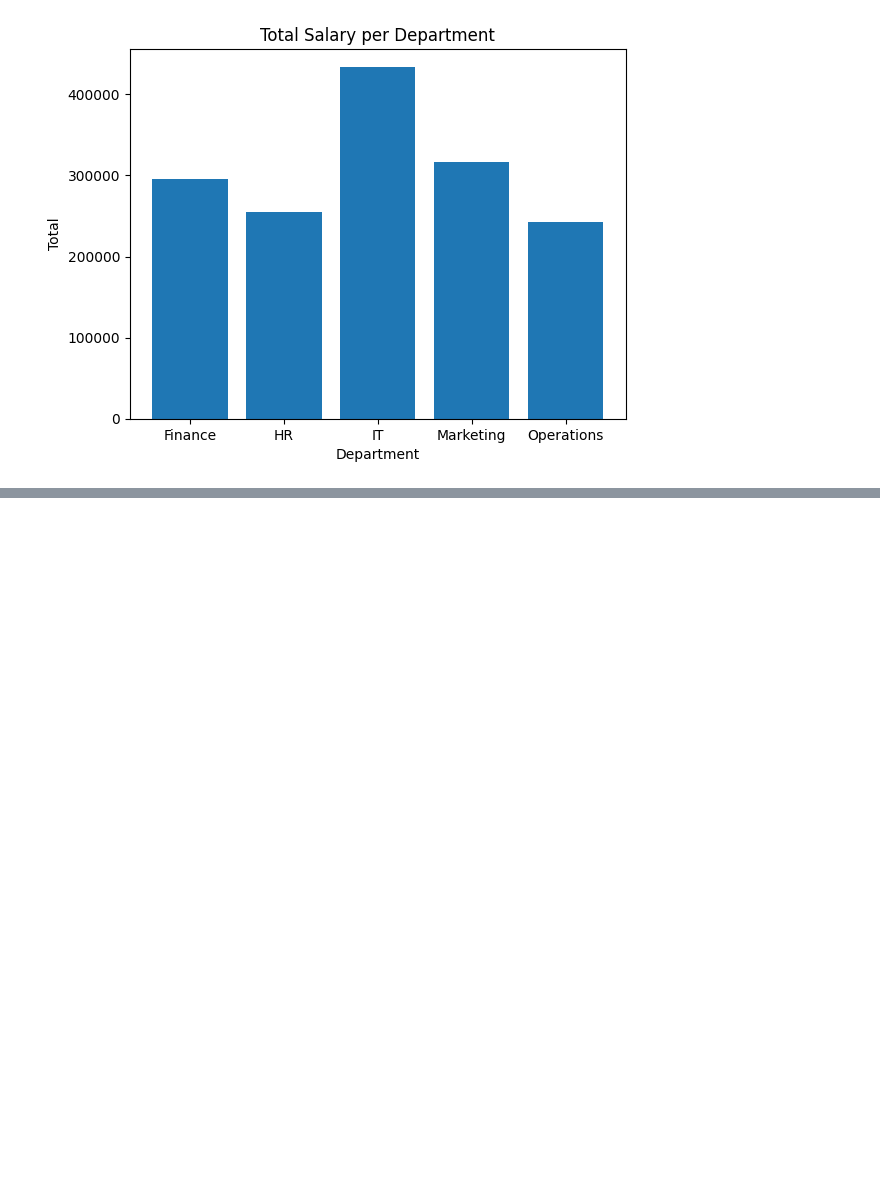
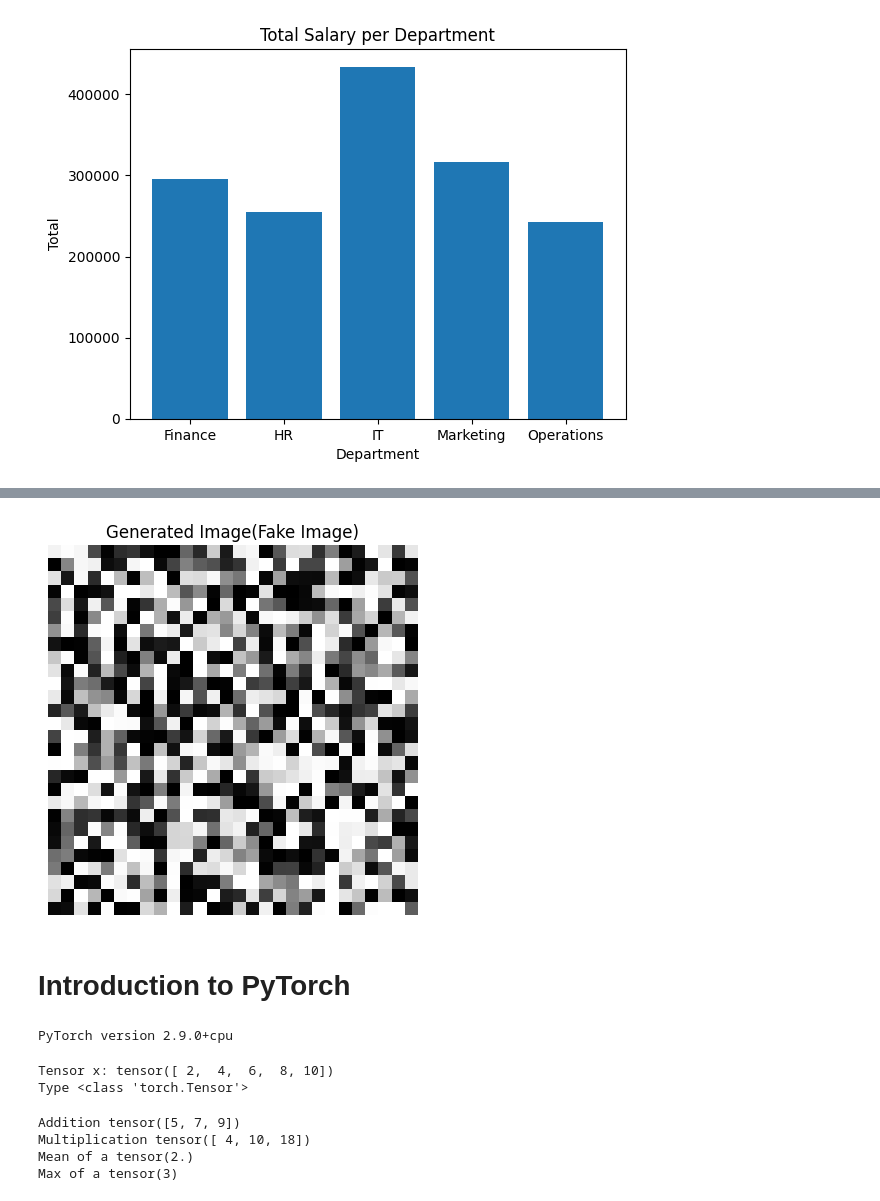
Before and after one commit to kothaneha8/DS-ML-AI-Practice, a Jupyter notebook: AI.ipynb, the cells around one changed output, grey strips where cells are left out. Saved outputs shown, nothing was run; the diff lists cells and outputs as text; code cells hidden in the pictures; blank space fills up the shorter version.

```diff
--- a/AI.ipynb
+++ b/AI.ipynb
@@ -1104,0 +1123,67 @@ plt.show()
+# %%
+# Step 3: Simulate a Simple Generator Function
+def simple_genarator(noise):
+  # Apply a simple transformation (nonlinear activation + scaling)
+  generated=torch.tanh(noise*2)
+  return generated
+
+# Image from 1990 - 45kb
+# Upload the image to Ai model (transforms the image)
+# 45kb - 90kb
+# %%
+# Step 4: Pass noise through the generator
+improved_img=simple_genarator(noise)
+
+# Display the generated image
+plt.imshow(improved_img.detach(),cmap='gray')
+plt.title('Generated Image(Fake Image)')
+plt.axis('off')
+plt.show()
+# %% [output]
+[figure, added]
+# %% [markdown]
+# Introduction to PyTorch
+# %%
+# Step 1: Install and Import PyTorch
+import torch
+print('PyTorch version',torch.__version__)
+# %% [output]
+PyTorch version 2.9.0+cpu
+# %%
+# Step 2: Creating a Tensor
+# Create a 1D tensor(similar to a list or an array)
+x=torch.tensor([2,4,6,8,10])
+
+# Print the tensor
+print('Tensor x:',x)
+
+# Check it's datatype
+print('Type',type(x))
+# %% [output]
+Tensor x: tensor([ 2,  4,  6,  8, 10])
+Type <class 'torch.Tensor'>
+# %%
+# Step 3: Basic Tensor Operations
+a=torch.tensor([1,2,3])
+b=torch.tensor([4,5,6])
+
+# Add two tensors
+add_result=a+b
+print('Addition',add_result)
+
+# Multiply two tensors
+mul_result=a*b
+print('Multiplication',mul_result)
+
+# Mean of tensore
+mean_result=torch.mean(a.float())
+print('Mean of a',mean_result)
+
+# Max of tensor
+max_result=torch.max(a)
+print('Max of a',max_result)
+# %% [output]
+Addition tensor([5, 7, 9])
+Multiplication tensor([ 4, 10, 18])
+Mean of a tensor(2.)
+Max of a tensor(3)
```
Also changed, not shown: parts of 19 cells of this notebook.
